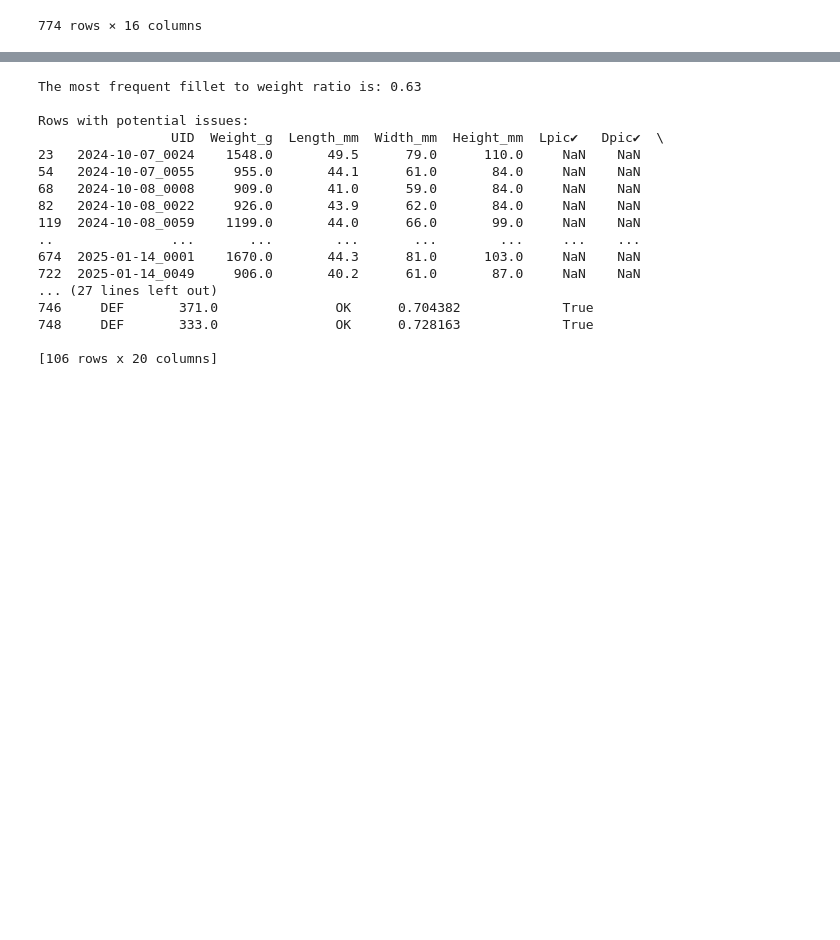
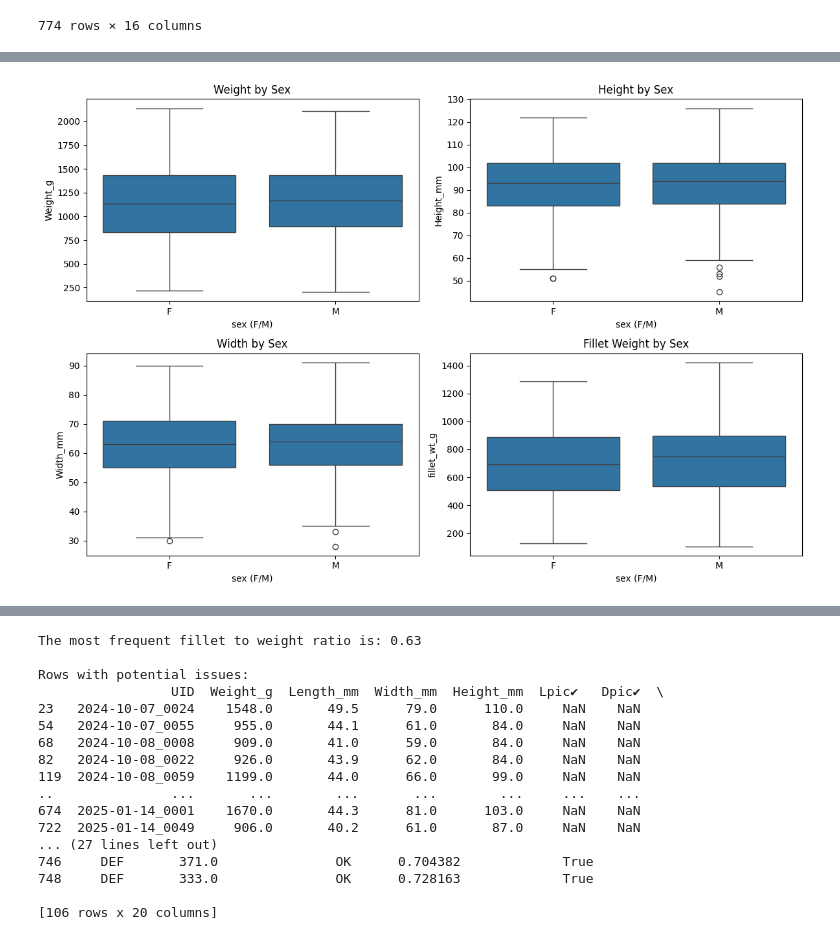
Before and after one commit to GGlivePh/PLF, a Jupyter notebook: selras.ipynb, the cells around one changed output, grey strips where cells are left out. Drawn from its saved outputs; the diff is of its cells as text; code cells hidden in the pictures; blank space fills up the shorter version.

```diff
--- a/selras.ipynb
+++ b/selras.ipynb
@@ -37,0 +83,32 @@ data1
+# %%
+# prompt: Using dataframe data1: visualize sex differences in weight, height, width and fillet in an aggregated figure with sub plots)?
+
+import matplotlib.pyplot as plt
+import seaborn as sns
+
+# Create subplots
+fig, axes = plt.subplots(2, 2, figsize=(12, 8))
+
+# Plot Weight_g
+sns.boxplot(ax=axes[0, 0], x='sex (F/M)', y='Weight_g', data=data1)
+axes[0, 0].set_title('Weight by Sex')
+
+# Plot Height_mm
+sns.boxplot(ax=axes[0, 1], x='sex (F/M)', y='Height_mm', data=data1)
+axes[0, 1].set_title('Height by Sex')
+
+# Plot Width_mm
+sns.boxplot(ax=axes[1, 0], x='sex (F/M)', y='Width_mm', data=data1)
+axes[1, 0].set_title('Width by Sex')
+
+# Plot fillet_wt_g
+sns.boxplot(ax=axes[1, 1], x='sex (F/M)', y='fillet_wt_g', data=data1)
+axes[1, 1].set_title('Fillet Weight by Sex')
+
+# Adjust layout
+plt.tight_layout()
+
+# Display the plot
+plt.show()
+# %% [output]
+[figure, added]
```
Also changed, not shown: parts of 3 cells of this notebook.
